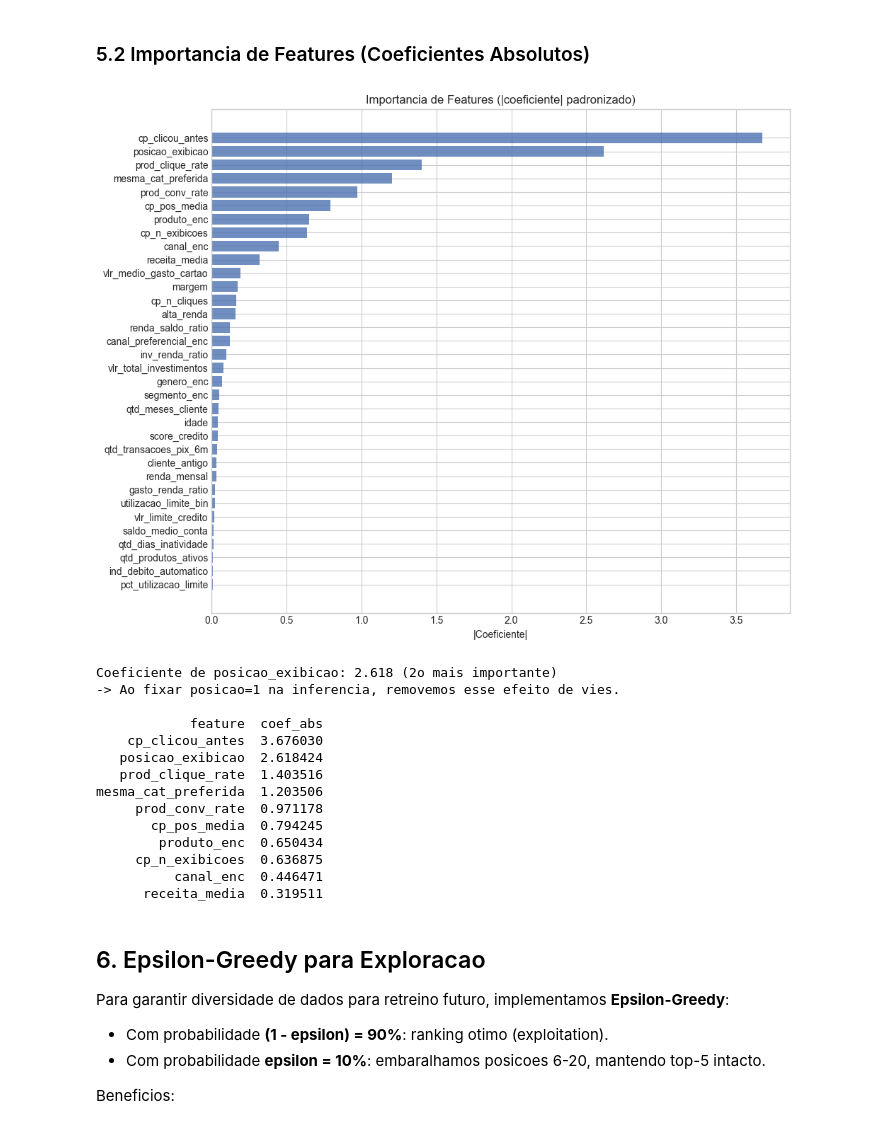
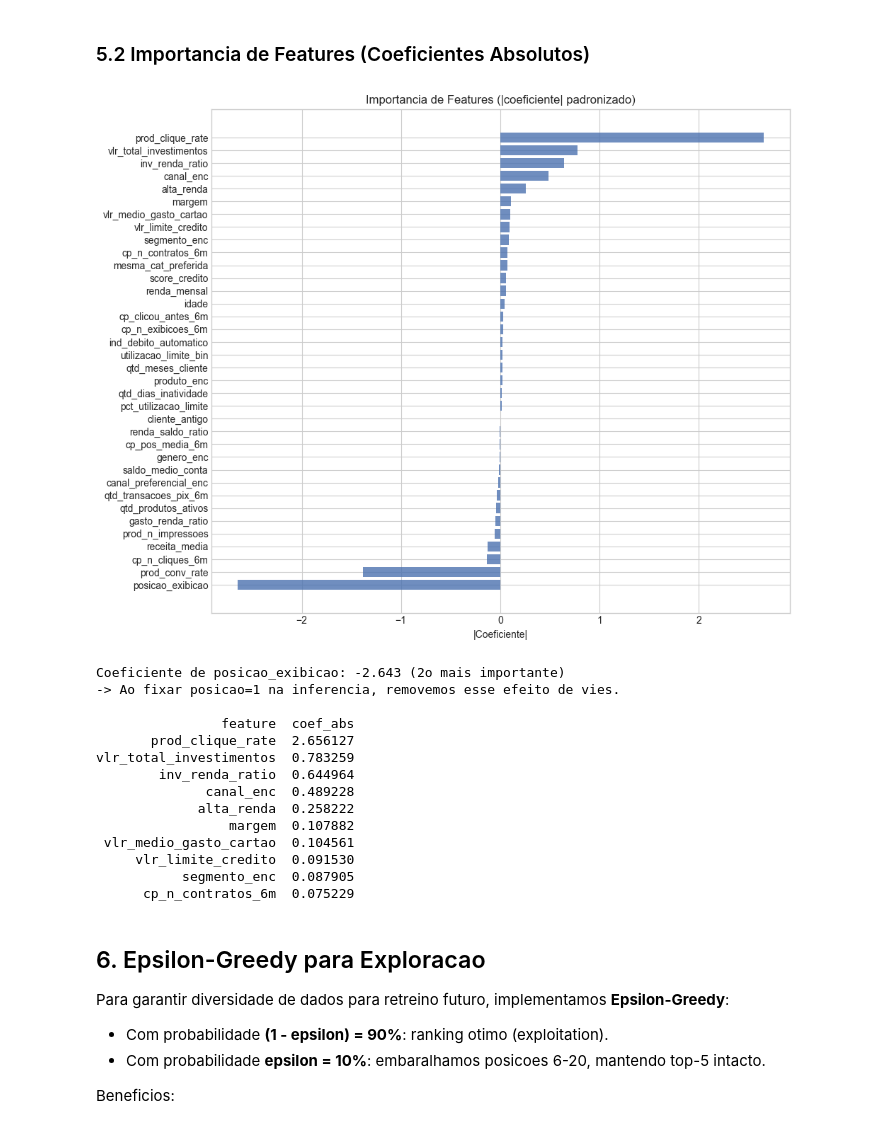
Before and after one commit to Cirokun/case-sistema-recomendacao-II, a Jupyter notebook: notebook_recomendacao.ipynb, the cells around one changed output. Drawn from its saved outputs; the diff is of its cells as text; code cells hidden in the pictures.

```diff
--- a/notebook_recomendacao.ipynb
+++ b/notebook_recomendacao.ipynb
@@ -266,8 +355,9 @@ Esse corte equilibra volume de treino com robustez estatistica da avaliacao (515
 **Nao utilizamos split aleatorio** para respeitar a estrutura temporal dos dados e evitar data leakage.
 # %%
 CUTOFF = 202509
+LAG = 202406 #lag for historical features looking the past 6 months
 
-train_inter = interacoes[interacoes.safra <= CUTOFF].copy()
+train_inter = interacoes[(interacoes.safra <= CUTOFF)&(interacoes.safra > LAG)].copy()
 test_inter  = interacoes[interacoes.safra >  CUTOFF].copy()
 
 print(f'Treino: {len(train_inter):,} registros | {train_inter.contratou.sum():,} contratacoes')
@@ -336,23 +495,4 @@ Datasets prontos.
 # %%
-FEATURES = [
-    # Features do cliente
-    'idade','segmento_enc','canal_preferencial_enc','genero_enc',
-    'score_credito','renda_mensal','saldo_medio_conta','qtd_meses_cliente',
-    'qtd_produtos_ativos','qtd_transacoes_pix_6m','vlr_total_investimentos',
-    'vlr_medio_gasto_cartao','ind_debito_automatico','qtd_dias_inatividade',
-    'vlr_limite_credito','pct_utilizacao_limite',
-    'renda_saldo_ratio','gasto_renda_ratio','inv_renda_ratio',
-    'utilizacao_limite_bin','cliente_antigo','alta_renda',
-    # Features do produto
-    'produto_enc','prod_conv_rate','prod_clique_rate','receita_media','margem',
-    # Contexto — posicao incluida para separar vies; fixada em 1 na inferencia
-    'posicao_exibicao','canal_enc',
-    # Historico cliente-produto
-    'cp_n_exibicoes','cp_n_cliques','cp_clicou_antes','cp_pos_media',
-    # Preferencia de categoria
-    'mesma_cat_preferida',
-]
-
 X_train = train_df[FEATURES].fillna(0).values
 y_train = train_df['contratou'].values
 X_test  = test_df[FEATURES].fillna(0).values
@@ -363,5 +503,5 @@ X_train_s = scaler.fit_transform(X_train)
 X_test_s  = scaler.transform(X_test)
 
 print(f'X_train: {X_train_s.shape} | positivos: {y_train.sum():,} ({y_train.mean():.3%})')
-print(f'X_test:  {X_test_s.shape}  | positivos: {y_test.sum():,}')
+print(f'X_test:  {X_test_s.shape}  | positivos: {y_test.sum():,} ({y_test.mean():.3%})')
 # %% [output]
@@ -393,37 +533,38 @@ Average Precision: 0.7170
 # %%
 feat_imp = pd.DataFrame({
     'feature':   FEATURES,
-    'coef_abs':  np.abs(model.coef_[0])
+    # 'coef_abs':  np.abs(model.coef_[0])
+    'coef_abs':  model.coef_[0]
 }).sort_values('coef_abs', ascending=False)
 
 fig, ax = plt.subplots(figsize=(10, 8))
 ax.barh(feat_imp['feature'][::-1], feat_imp['coef_abs'][::-1], color='#4C72B0', alpha=0.8)
 ax.set_title('Importancia de Features (|coeficiente| padronizado)')
 ax.set_xlabel('|Coeficiente|')
 plt.tight_layout()
 plt.show()
 
 pos_coef = feat_imp[feat_imp.feature=='posicao_exibicao']['coef_abs'].values[0]
 print(f'Coeficiente de posicao_exibicao: {pos_coef:.3f} (2o mais importante)')
 print('-> Ao fixar posicao=1 na inferencia, removemos esse efeito de vies.')
 print()
 print(feat_imp.head(10).to_string(index=False))
 # %% [output]
-[figure, old version]
+[figure, new version]
-Coeficiente de posicao_exibicao: 2.618 (2o mais importante)
+Coeficiente de posicao_exibicao: -2.643 (2o mais importante)
 -> Ao fixar posicao=1 na inferencia, removemos esse efeito de vies.
 
-            feature  coef_abs
-    cp_clicou_antes  3.676030
-   posicao_exibicao  2.618424
-   prod_clique_rate  1.403516
-mesma_cat_preferida  1.203506
-     prod_conv_rate  0.971178
-       cp_pos_media  0.794245
-        produto_enc  0.650434
-     cp_n_exibicoes  0.636875
-          canal_enc  0.446471
-      receita_media  0.319511
+                feature  coef_abs
+       prod_clique_rate  2.656127
+vlr_total_investimentos  0.783259
+        inv_renda_ratio  0.644964
+              canal_enc  0.489228
+             alta_renda  0.258222
+                 margem  0.107882
+ vlr_medio_gasto_cartao  0.104561
+     vlr_limite_credito  0.091530
+           segmento_enc  0.087905
+      cp_n_contratos_6m  0.075229
 # %% [markdown]
 ## 6. Epsilon-Greedy para Exploracao
 
```
Also changed, not shown: parts of 20 cells of this notebook, 2 other files.
